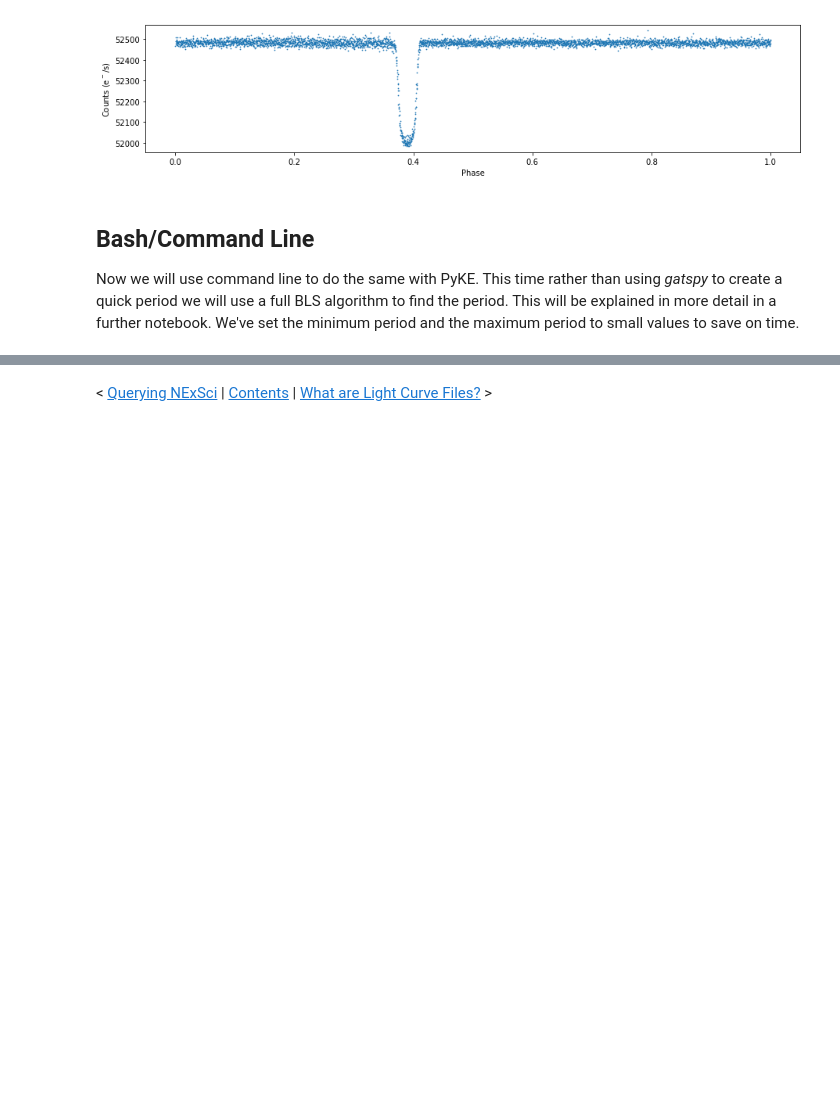
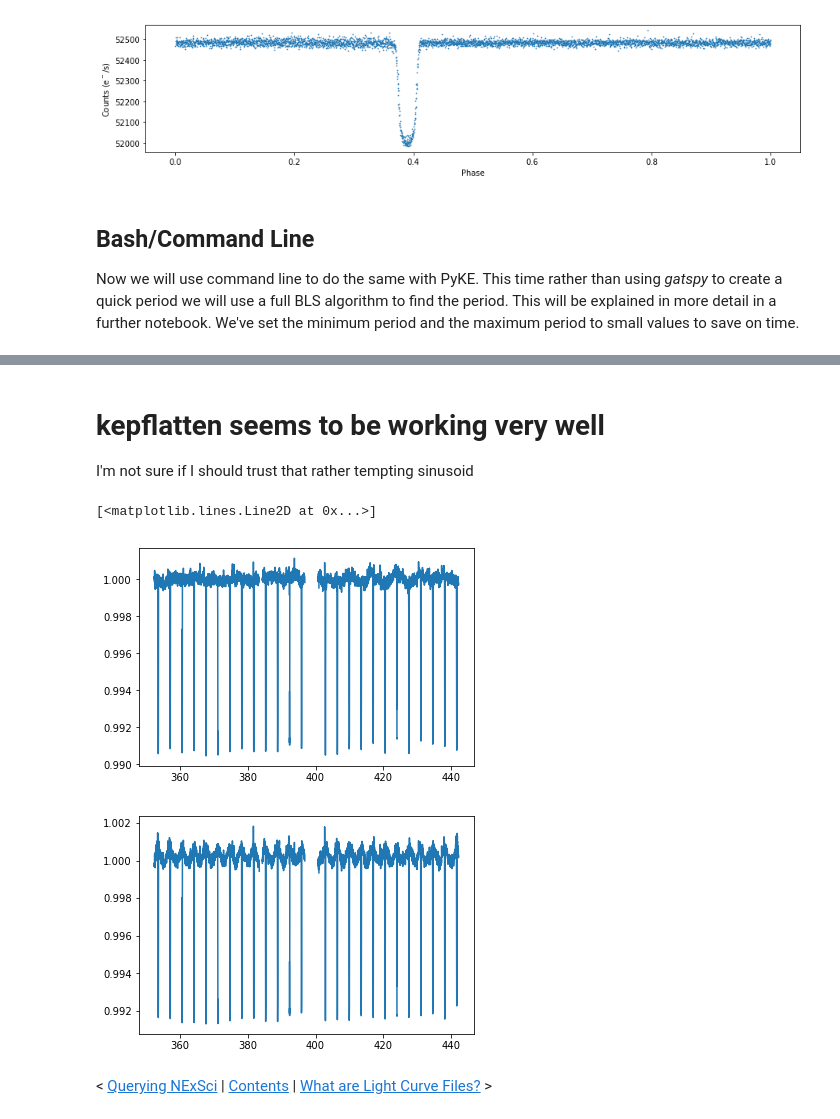
Before and after one commit to christinahedges/k2torials, a Jupyter notebook: notebooks/01.04-Folding-A-Lightcurve.ipynb, the cells around one changed output, grey strips where cells are left out. Cells and saved outputs as stored; diff of their text form; code cells hidden in the pictures; blank space fills up the shorter version.

```diff
--- a/notebooks/01.04-Folding-A-Lightcurve.ipynb
+++ b/notebooks/01.04-Folding-A-Lightcurve.ipynb
@@ -180,3 +108,20 @@ positional arguments:
+# %% [markdown]
+# kepflatten seems to be working very well
+I'm not sure if I should trust that rather tempting sinusoid
+# %%
+import matplotlib.pyplot as plt
+%matplotlib inline
+import numpy as np
+from astropy.io import fits
+h = fits.open('data/kplr006922244-2010078095331_llc-kepflatten.fits')
+plt.figure()
+plt.plot(h[1].data['TIME'],h[1].data['PDCSAP_FLUX']/np.nanmedian(h[1].data['PDCSAP_FLUX']))
+plt.figure()
+plt.plot(h[1].data['TIME'],h[1].data['DETSAP_FLUX'])
+# %% [output]
+[<matplotlib.lines.Line2D at 0x...>]
+[figure, added]
+[figure, added]
 # %% [markdown]
 <!--NAVIGATION-->
 < [Querying NExSci](01.02-Querying-NEXSci.ipynb) | [Contents](index.ipynb) | [What are Light Curve Files?](01.04-Investigating-LC-Files.ipynb) >
```
Also changed, not shown: parts of 13 cells of this notebook, 11 other files.
